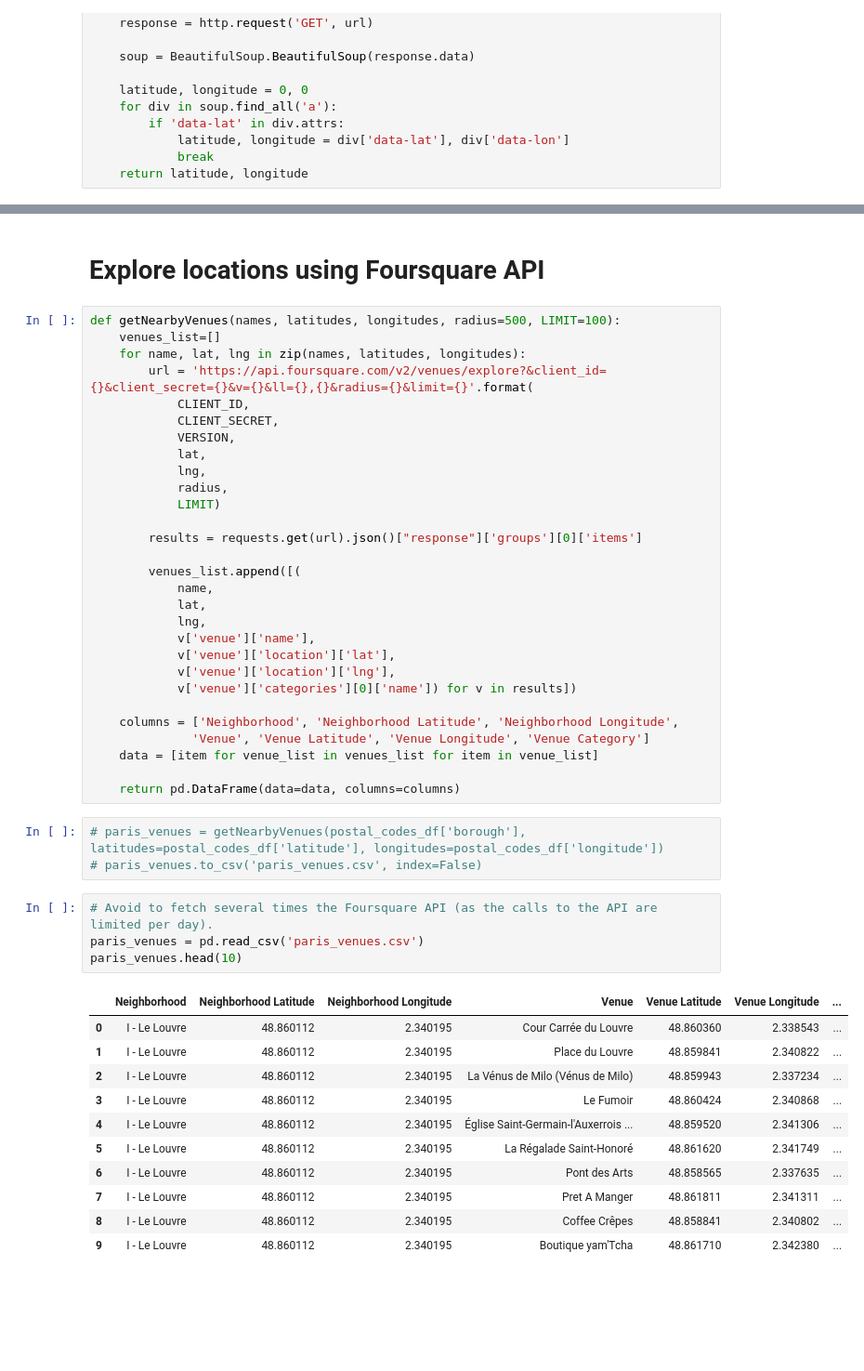
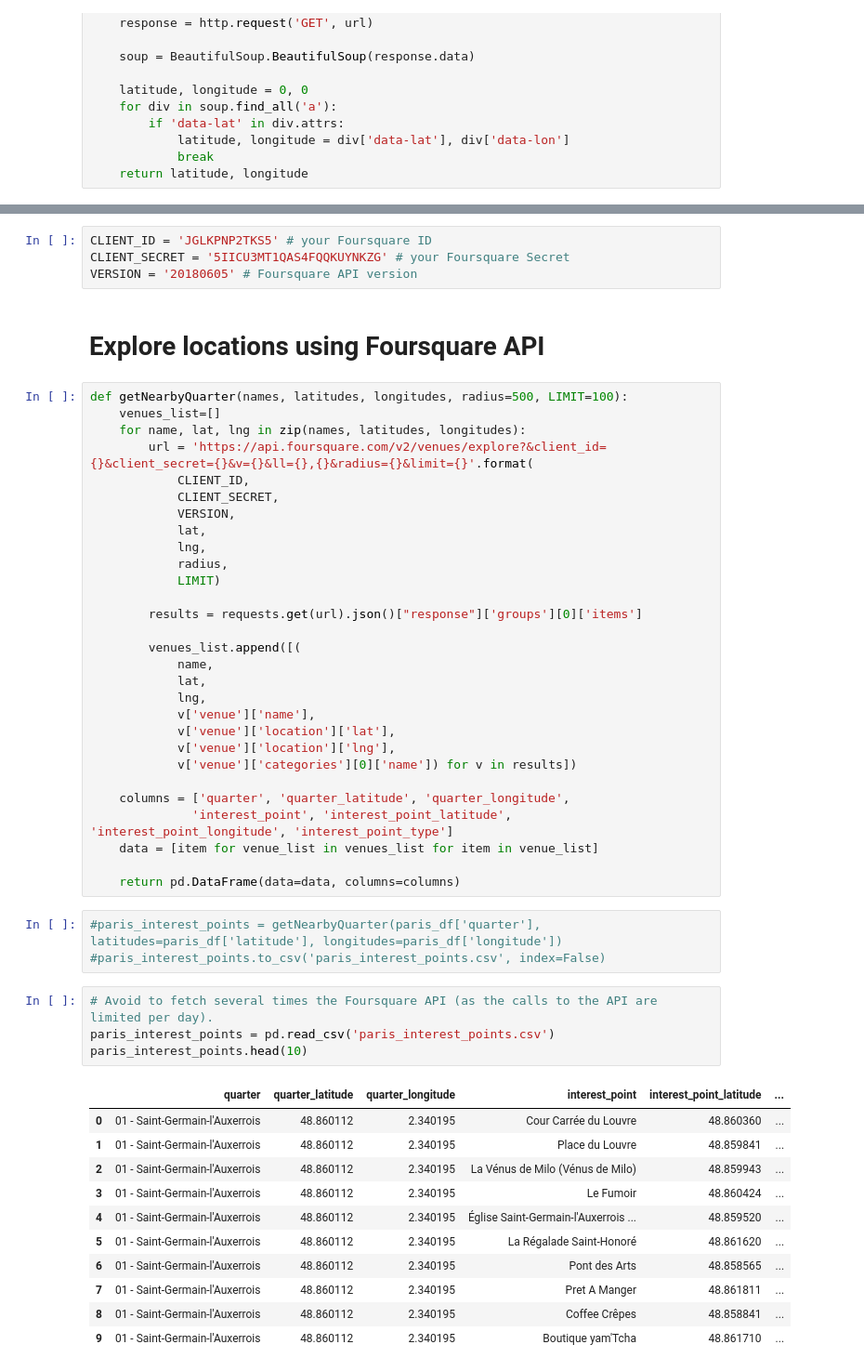
Before and after one commit to thoscc/Coursera_Capstone, a Jupyter notebook: capstone_project_the_battle_of_neighborhoods.ipynb, the cells around one changed output, grey strips where cells are left out. Shown: that part at 93% size. Cells and saved outputs as stored; diff of their text form; blank space fills up the shorter version.

```diff
--- a/capstone_project_the_battle_of_neighborhoods.ipynb
+++ b/capstone_project_the_battle_of_neighborhoods.ipynb
@@ -251,10 +253,14 @@ postal_codes_df.head(10)
 | 7 | II - La Bourse | 75102 | 75002 | 08 - Bonne-Nouvelle | 48.866776 | 2.350087 |
 | 8 | III - Le Temple | 75103 | 75003 | 09 - Les Arts-et-Métiers | 48.866253 | 2.356846 |
 | 9 | III - Le Temple | 75103 | 75003 | 10 - Les Enfants-Rouges | 48.864729 | 2.363155 |
+# %%
+CLIENT_ID = 'JGLKPNP2TKS5' # your Foursquare ID
+CLIENT_SECRET = '5IICU3MT1QAS4FQQKUYNKZG' # your Foursquare Secret
+VERSION = '20180605' # Foursquare API version
 # %% [markdown]
 # Explore locations using Foursquare API
 # %%
-def getNearbyVenues(names, latitudes, longitudes, radius=500, LIMIT=100):
+def getNearbyQuarter(names, latitudes, longitudes, radius=500, LIMIT=100):
     venues_list=[]
     for name, lat, lng in zip(names, latitudes, longitudes):
         url = 'https://api.foursquare.com/v2/venues/explore?&client_id={}&client_secret={}&v={}&ll={},{}&radius={}&limit={}'.format(
@@ -277,28 +283,28 @@ def getNearbyVenues(names, latitudes, longitudes, radius=500, LIMIT=100):
             v['venue']['location']['lng'],
             v['venue']['categories'][0]['name']) for v in results])
 
-    columns = ['Neighborhood', 'Neighborhood Latitude', 'Neighborhood Longitude',
-              'Venue', 'Venue Latitude', 'Venue Longitude', 'Venue Category']
+    columns = ['quarter', 'quarter_latitude', 'quarter_longitude',
+              'interest_point', 'interest_point_latitude', 'interest_point_longitude', 'interest_point_type']
     data = [item for venue_list in venues_list for item in venue_list]
 
     return pd.DataFrame(data=data, columns=columns)
 # %%
-# paris_venues = getNearbyVenues(postal_codes_df['borough'], latitudes=postal_codes_df['latitude'], longitudes=postal_codes_df['longitude'])
-# paris_venues.to_csv('paris_venues.csv', index=False)
+#paris_interest_points = getNearbyQuarter(paris_df['quarter'], latitudes=paris_df['latitude'], longitudes=paris_df['longitude'])
+#paris_interest_points.to_csv('paris_interest_points.csv', index=False)
 # %%
 # Avoid to fetch several times the Foursquare API (as the calls to the API are limited per day).
-paris_venues = pd.read_csv('paris_venues.csv')
-paris_venues.head(10)
+paris_interest_points = pd.read_csv('paris_interest_points.csv')
+paris_interest_points.head(10)
 # %% [output]
-|  | Neighborhood | Neighborhood Latitude | Neighborhood Longitude | Venue | Venue Latitude | Venue Longitude | ... |
-| 0 | I - Le Louvre | 48.860112 | 2.340195 | Cour Carrée du Louvre | 48.860360 | 2.338543 | ... |
-| 1 | I - Le Louvre | 48.860112 | 2.340195 | Place du Louvre | 48.859841 | 2.340822 | ... |
-| 2 | I - Le Louvre | 48.860112 | 2.340195 | La Vénus de Milo (Vénus de Milo) | 48.859943 | 2.337234 | ... |
-| 3 | I - Le Louvre | 48.860112 | 2.340195 | Le Fumoir | 48.860424 | 2.340868 | ... |
-| 4 | I - Le Louvre | 48.860112 | 2.340195 | Église Saint-Germain-l'Auxerrois ... | 48.859520 | 2.341306 | ... |
-| 5 | I - Le Louvre | 48.860112 | 2.340195 | La Régalade Saint-Honoré | 48.861620 | 2.341749 | ... |
-| 6 | I - Le Louvre | 48.860112 | 2.340195 | Pont des Arts | 48.858565 | 2.337635 | ... |
-| 7 | I - Le Louvre | 48.860112 | 2.340195 | Pret A Manger | 48.861811 | 2.341311 | ... |
-| 8 | I - Le Louvre | 48.860112 | 2.340195 | Coffee Crêpes | 48.858841 | 2.340802 | ... |
-| 9 | I - Le Louvre | 48.860112 | 2.340195 | Boutique yam'Tcha | 48.861710 | 2.342380 | ... |
+|  | quarter | quarter_latitude | quarter_longitude | interest_point | interest_point_latitude | ... |
+| 0 | 01 - Saint-Germain-l'Auxerrois | 48.860112 | 2.340195 | Cour Carrée du Louvre | 48.860360 | ... |
+| 1 | 01 - Saint-Germain-l'Auxerrois | 48.860112 | 2.340195 | Place du Louvre | 48.859841 | ... |
+| 2 | 01 - Saint-Germain-l'Auxerrois | 48.860112 | 2.340195 | La Vénus de Milo (Vénus de Milo) | 48.859943 | ... |
+| 3 | 01 - Saint-Germain-l'Auxerrois | 48.860112 | 2.340195 | Le Fumoir | 48.860424 | ... |
+| 4 | 01 - Saint-Germain-l'Auxerrois | 48.860112 | 2.340195 | Église Saint-Germain-l'Auxerrois ... | 48.859520 | ... |
+| 5 | 01 - Saint-Germain-l'Auxerrois | 48.860112 | 2.340195 | La Régalade Saint-Honoré | 48.861620 | ... |
+| 6 | 01 - Saint-Germain-l'Auxerrois | 48.860112 | 2.340195 | Pont des Arts | 48.858565 | ... |
+| 7 | 01 - Saint-Germain-l'Auxerrois | 48.860112 | 2.340195 | Pret A Manger | 48.861811 | ... |
+| 8 | 01 - Saint-Germain-l'Auxerrois | 48.860112 | 2.340195 | Coffee Crêpes | 48.858841 | ... |
+| 9 | 01 - Saint-Germain-l'Auxerrois | 48.860112 | 2.340195 | Boutique yam'Tcha | 48.861710 | ... |
 # %%
```
Also changed, not shown: parts of 40 cells of this notebook.
